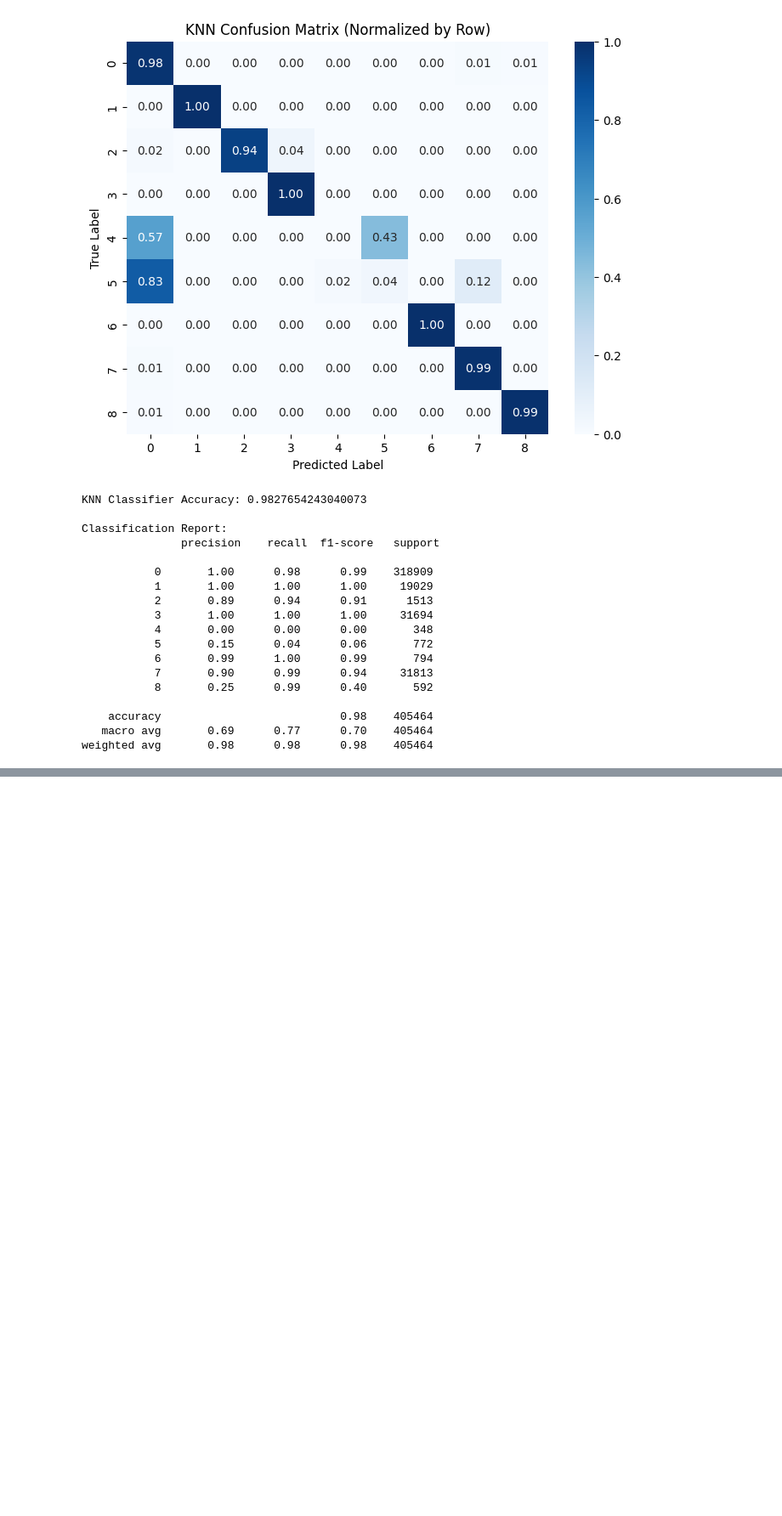
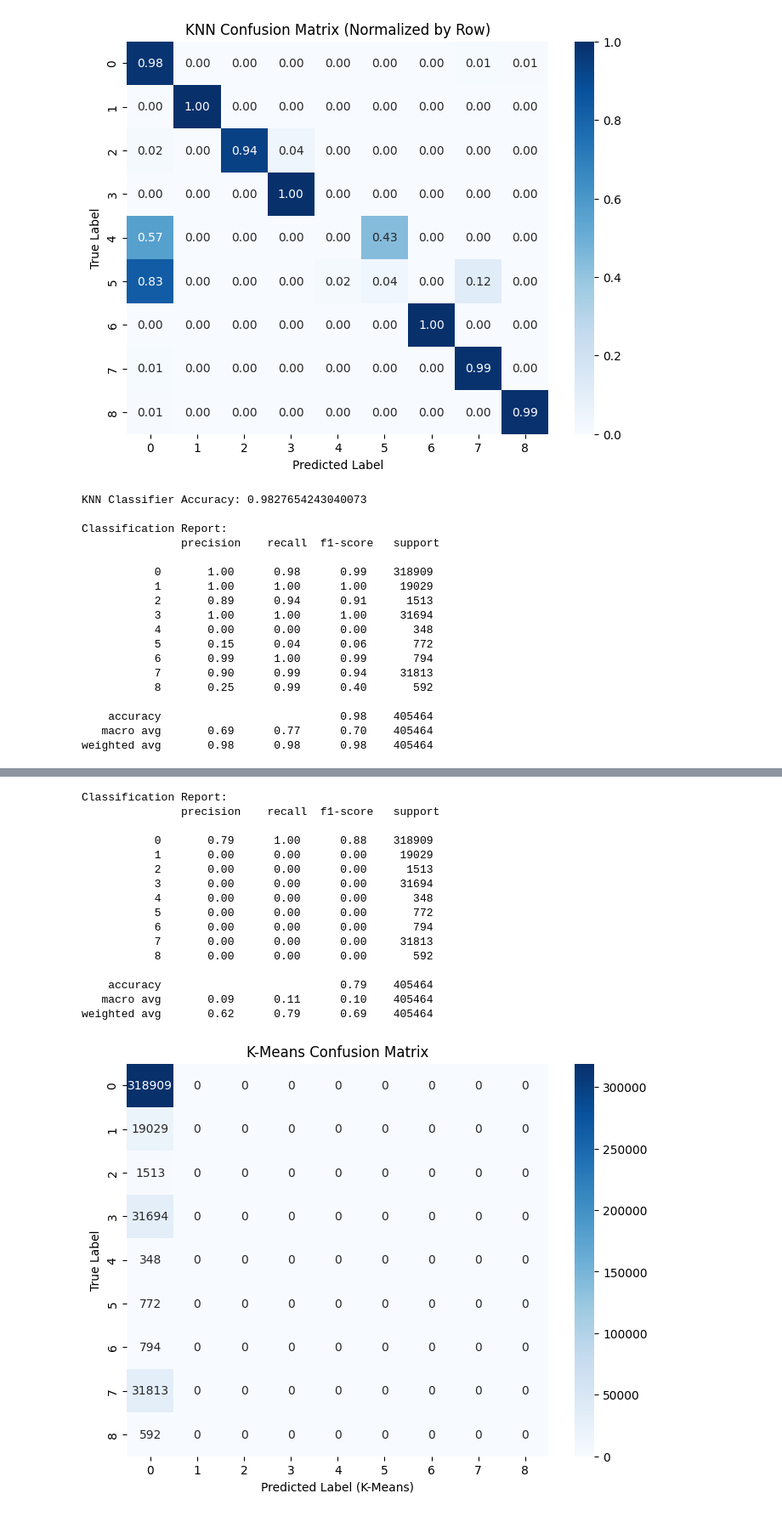
Before and after one commit to gnssl98/share_box, a Jupyter notebook: CIC-IDS_CNN_CVAE_PCA25_SMOTE0.5_Multi_training02_softmax0303_KNN.ipynb, the cells around one changed output, grey strips where cells are left out. Shown at 85% size. Saved outputs shown, nothing was run; the diff lists cells and outputs as text; code cells hidden in the pictures; blank space fills up the shorter version.

```diff
--- a/CIC-IDS_CNN_CVAE_PCA25_SMOTE0.5_Multi_training02_softmax0303_KNN.ipynb
+++ b/CIC-IDS_CNN_CVAE_PCA25_SMOTE0.5_Multi_training02_softmax0303_KNN.ipynb
@@ -313,3 +313,49 @@ Classification Report:
     accuracy                           0.98    405464
    macro avg       0.69      0.77      0.70    405464
 weighted avg       0.98      0.98      0.98    405464
+# %%
+import numpy as np
+from sklearn.cluster import KMeans
+from scipy.stats import mode
+from sklearn.metrics import accuracy_score, classification_report, confusion_matrix
+import seaborn as sns
+import matplotlib.pyplot as plt
+
+# ✅ 인코더에서 Latent Space 추출
+Z_train = encoder.predict([X_train, tf.keras.utils.to_categorical(y_train, num_classes)])
+Z_test = encoder.predict([X_test, tf.keras.utils.to_categorical(y_test, num_classes)])
+
+# ✅ K-Means 클러스터링 (num_classes 개의 클러스터 생성)
+kmeans = KMeans(n_clusters=num_classes, random_state=42, n_init=10)
+cluster_labels = kmeans.fit_predict(Z_train)  # 학습 데이터로 클러스터링
+
+# ✅ 클러스터와 실제 라벨 매핑 (가장 많이 등장하는 라벨 기준)
+def map_clusters_to_labels(y_true, y_pred):
+    mapping = {}
+    for cluster in np.unique(y_pred):
+        true_labels = y_true[y_pred == cluster]
+        most_common = mode(true_labels)[0][0]  # 가장 많은 실제 라벨을 해당 클러스터에 매핑
+        mapping[cluster] = most_common
+    return np.array([mapping[cluster] for cluster in y_pred])
+
+# ✅ 학습 데이터에서 클러스터 매핑 생성
+mapped_train_labels = map_clusters_to_labels(y_train, cluster_labels)
+
+# ✅ 테스트 데이터에 클러스터링 적용 후 매핑 변환
+test_cluster_labels = kmeans.predict(Z_test)
+mapped_test_labels = np.array([mapped_train_labels[label] for label in test_cluster_labels])
+
+# ✅ 성능 평가
+print("K-Means 다중 분류 성능 평가:")
+print(f"Accuracy: {accuracy_score(y_test, mapped_test_labels):.4f}")
+print("\nClassification Report:\n", classification_report(y_test, mapped_test_labels))
+
+# ✅ 혼동 행렬 시각화
+conf_matrix = confusion_matrix(y_test, mapped_test_labels)
+plt.figure(figsize=(8, 6))
+sns.heatmap(conf_matrix, annot=True, fmt='d', cmap='Blues', xticklabels=np.unique(y_test), yticklabels=np.unique(y_test))
+plt.xlabel("Predicted Label (K-Means)")
+plt.ylabel("True Label")
+plt.title("K-Means Confusion Matrix")
+plt.show()
+# %% [output]
@@ -315,0 +366,17 @@ weighted avg       0.98      0.98      0.98    405464
+Classification Report:
+               precision    recall  f1-score   support
+
+           0       0.79      1.00      0.88    318909
+           1       0.00      0.00      0.00     19029
+           2       0.00      0.00      0.00      1513
+           3       0.00      0.00      0.00     31694
+           4       0.00      0.00      0.00       348
+           5       0.00      0.00      0.00       772
+           6       0.00      0.00      0.00       794
+           7       0.00      0.00      0.00     31813
+           8       0.00      0.00      0.00       592
+
+    accuracy                           0.79    405464
+   macro avg       0.09      0.11      0.10    405464
+weighted avg       0.62      0.79      0.69    405464
+[figure, added]
```
Also changed, not shown: parts of 8 cells of this notebook, 10 other files.
